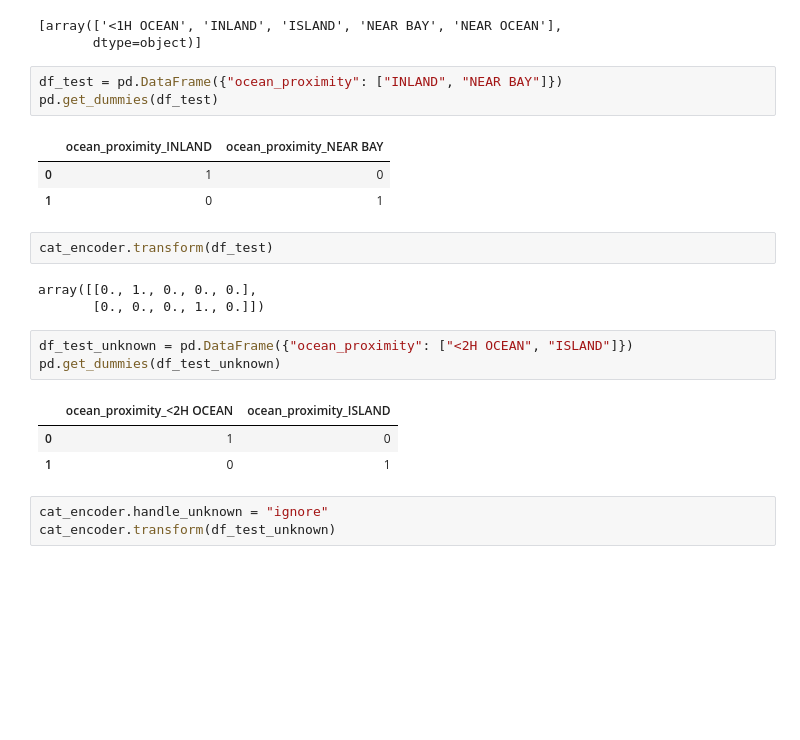
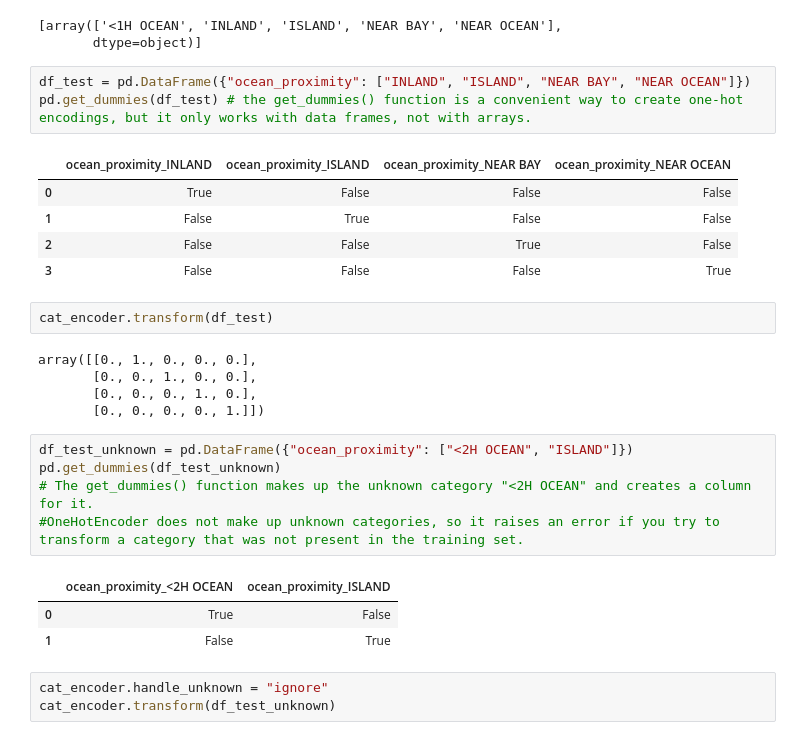
Before and after one commit to Patrick0481/Predictive-Modelling, a Jupyter notebook: 02_end_to_end_machine_learning_project.ipynb, the cells around one changed output. Saved outputs shown, nothing was run; the diff lists cells and outputs as text; blank space fills up the shorter version.

```diff
--- a/02_end_to_end_machine_learning_project.ipynb
+++ b/02_end_to_end_machine_learning_project.ipynb
@@ -625,25 +624,31 @@ cat_encoder.categories_
 # %% [output]
 [array(['<1H OCEAN', 'INLAND', 'ISLAND', 'NEAR BAY', 'NEAR OCEAN'],
        dtype=object)]
-# %%
-df_test = pd.DataFrame({"ocean_proximity": ["INLAND", "NEAR BAY"]})
-pd.get_dummies(df_test)
-# %% [output]
-|  | ocean_proximity_INLAND | ocean_proximity_NEAR BAY |
-| 0 | 1 | 0 |
-| 1 | 0 | 1 |
+# %%
+df_test = pd.DataFrame({"ocean_proximity": ["INLAND", "ISLAND", "NEAR BAY", "NEAR OCEAN"]})
+pd.get_dummies(df_test) # the get_dummies() function is a convenient way to create one-hot encodings, but it only works with data frames, not with arrays.
+# %% [output]
+|  | ocean_proximity_INLAND | ocean_proximity_ISLAND | ocean_proximity_NEAR BAY | ocean_proximity_NEAR OCEAN |
+| 0 | True | False | False | False |
+| 1 | False | True | False | False |
+| 2 | False | False | True | False |
+| 3 | False | False | False | True |
 # %%
 cat_encoder.transform(df_test)
 # %% [output]
 array([[0., 1., 0., 0., 0.],
-       [0., 0., 0., 1., 0.]])
+       [0., 0., 1., 0., 0.],
+       [0., 0., 0., 1., 0.],
+       [0., 0., 0., 0., 1.]])
-# %%
-df_test_unknown = pd.DataFrame({"ocean_proximity": ["<2H OCEAN", "ISLAND"]})
-pd.get_dummies(df_test_unknown)
-# %% [output]
-|  | ocean_proximity_<2H OCEAN | ocean_proximity_ISLAND |
-| 0 | 1 | 0 |
-| 1 | 0 | 1 |
+# %%
+df_test_unknown = pd.DataFrame({"ocean_proximity": ["<2H OCEAN", "ISLAND"]})
+pd.get_dummies(df_test_unknown)
+# The get_dummies() function makes up the unknown category "<2H OCEAN" and creates a column for it.
+#OneHotEncoder does not make up unknown categories, so it raises an error if you try to transform a category that was not present in the training set.
+# %% [output]
+|  | ocean_proximity_<2H OCEAN | ocean_proximity_ISLAND |
+| 0 | True | False |
+| 1 | False | True |
 # %%
 cat_encoder.handle_unknown = "ignore"
 cat_encoder.transform(df_test_unknown)
```
Also changed, not shown: parts of 10 cells of this notebook.
